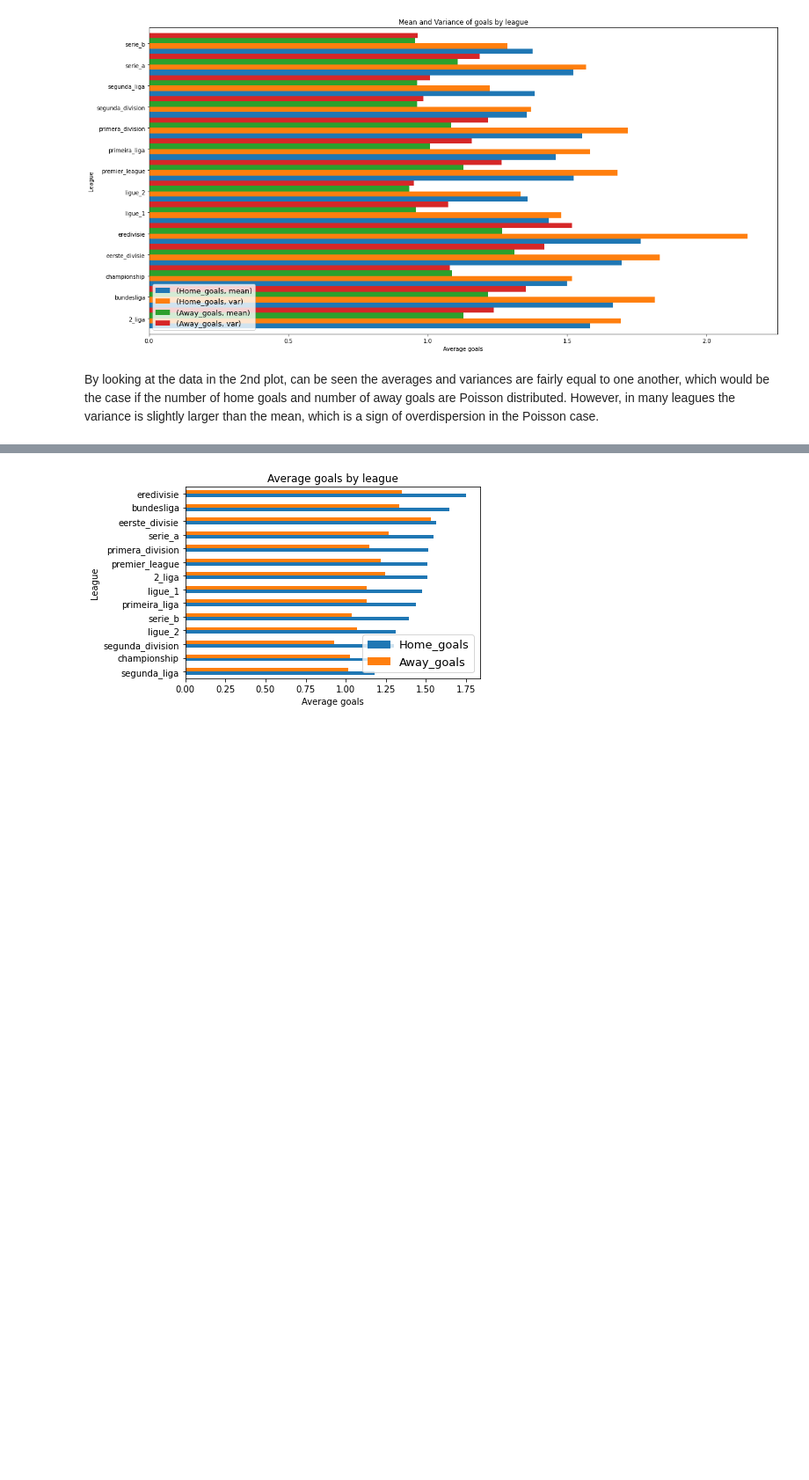
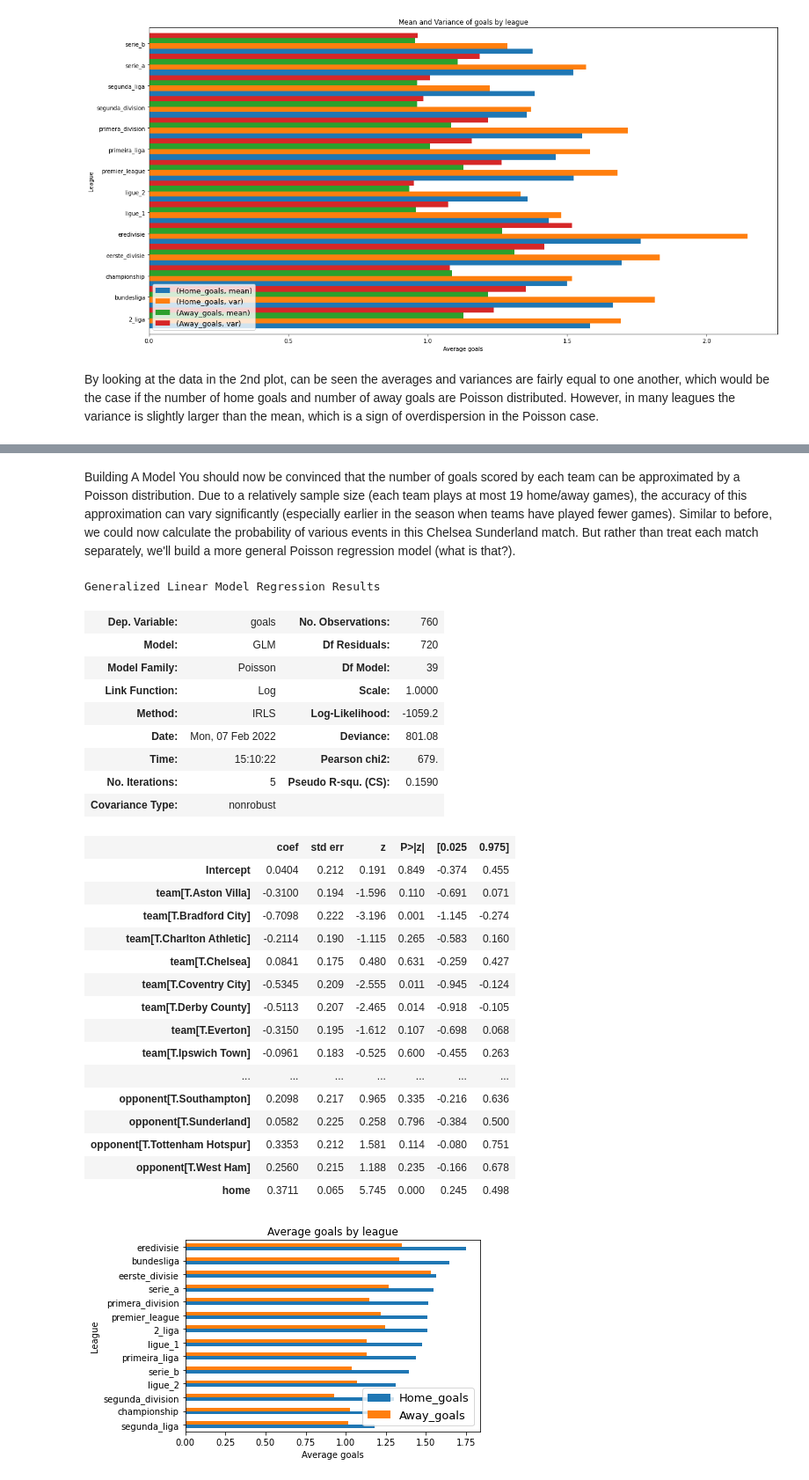
Before and after one commit to EllieBrakoniecki/Football-Match-Outcome-Prediction, a Jupyter notebook: src/match_prediction.ipynb, the cells around one changed output, grey strips where cells are left out. Shown: that part at 88% size. Cells and saved outputs as stored; diff of their text form; code cells hidden in the pictures; blank space fills up the shorter version.

```diff
--- a/src/match_prediction.ipynb
+++ b/src/match_prediction.ipynb
@@ -137,3 +249,49 @@ mean, which is a sign of overdispersion in the Poisson case.
+# %% [markdown]
+Building A Model
+You should now be convinced that the number of goals scored by each team can be approximated by a Poisson distribution. Due to a relatively sample size (each team plays at most 19 home/away games), the accuracy of this approximation can vary significantly (especially earlier in the season when teams have played fewer games). Similar to before, we could now calculate the probability of various events in this Chelsea Sunderland match. But rather than treat each match separately, we'll build a more general Poisson regression model (what is that?).
+# %%
+# get from sklearn!!!!
+# from sklearn import poisson_prob
+
+# importing the tools required for the Poisson regression model
+import statsmodels.api as sm
+import statsmodels.formula.api as smf
+
+goal_model_data = pd.concat([premier_league_2001[['Home_Team','Away_Team','Home_goals']].assign(home=1).rename(
+            columns={'Home_Team':'team', 'Away_Team':'opponent','Home_goals':'goals'}),
+           premier_league_2001[['Away_Team','Home_Team','Away_goals']].assign(home=0).rename(
+            columns={'Away_Team':'team', 'Home_Team':'opponent','Away_goals':'goals'})])
+
+poisson_model = smf.glm(formula="goals ~ home + team + opponent", data=goal_model_data,
+                        family=sm.families.Poisson()).fit()
+poisson_model.summary()
+# %% [output]
+Generalized Linear Model Regression Results
+| Dep. Variable: | goals | No. Observations: | 760 |
+| Model: | GLM | Df Residuals: | 720 |
+| Model Family: | Poisson | Df Model: | 39 |
+| Link Function: | Log | Scale: | 1.0000 |
+| Method: | IRLS | Log-Likelihood: | -1059.2 |
+| Date: | Mon, 07 Feb 2022 | Deviance: | 801.08 |
+| Time: | 15:10:22 | Pearson chi2: | 679. |
+| No. Iterations: | 5 | Pseudo R-squ. (CS): | 0.1590 |
+| Covariance Type: | nonrobust |  |  |
+|  | coef | std err | z | P>|z| | [0.025 | 0.975] |
+| Intercept | 0.0404 | 0.212 | 0.191 | 0.849 | -0.374 | 0.455 |
+| team[T.Aston Villa] | -0.3100 | 0.194 | -1.596 | 0.110 | -0.691 | 0.071 |
+| team[T.Bradford City] | -0.7098 | 0.222 | -3.196 | 0.001 | -1.145 | -0.274 |
+| team[T.Charlton Athletic] | -0.2114 | 0.190 | -1.115 | 0.265 | -0.583 | 0.160 |
+| team[T.Chelsea] | 0.0841 | 0.175 | 0.480 | 0.631 | -0.259 | 0.427 |
+| team[T.Coventry City] | -0.5345 | 0.209 | -2.555 | 0.011 | -0.945 | -0.124 |
+| team[T.Derby County] | -0.5113 | 0.207 | -2.465 | 0.014 | -0.918 | -0.105 |
+| team[T.Everton] | -0.3150 | 0.195 | -1.612 | 0.107 | -0.698 | 0.068 |
+| team[T.Ipswich Town] | -0.0961 | 0.183 | -0.525 | 0.600 | -0.455 | 0.263 |
+| ... | ... | ... | ... | ... | ... | ... |
+| opponent[T.Southampton] | 0.2098 | 0.217 | 0.965 | 0.335 | -0.216 | 0.636 |
+| opponent[T.Sunderland] | 0.0582 | 0.225 | 0.258 | 0.796 | -0.384 | 0.500 |
+| opponent[T.Tottenham Hotspur] | 0.3353 | 0.212 | 1.581 | 0.114 | -0.080 | 0.751 |
+| opponent[T.West Ham] | 0.2560 | 0.215 | 1.188 | 0.235 | -0.166 | 0.678 |
+| home | 0.3711 | 0.065 | 5.745 | 0.000 | 0.245 | 0.498 |
 # %%
 # Same plot > 2015
 all_leagues_df = pd.concat(dictionary_df.values(), ignore_index=True)
```
Also changed, not shown: parts of 8 cells of this notebook, 5 other files.
